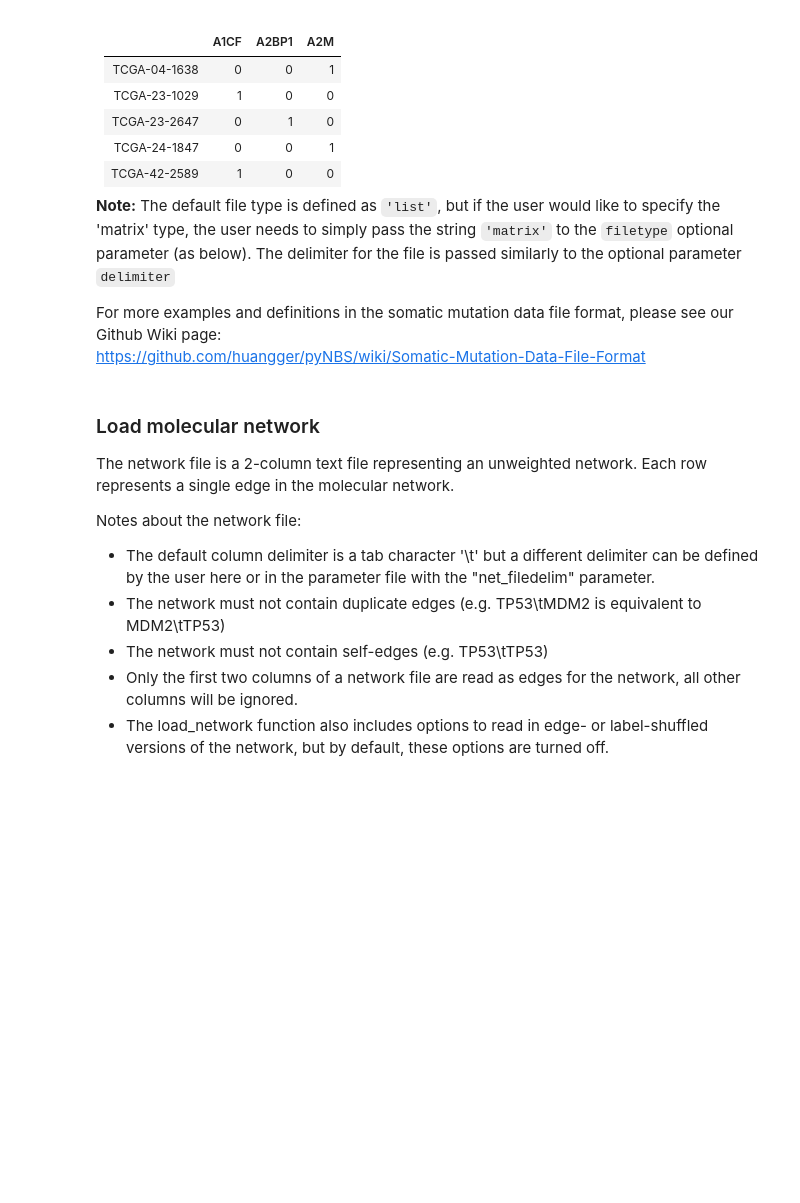
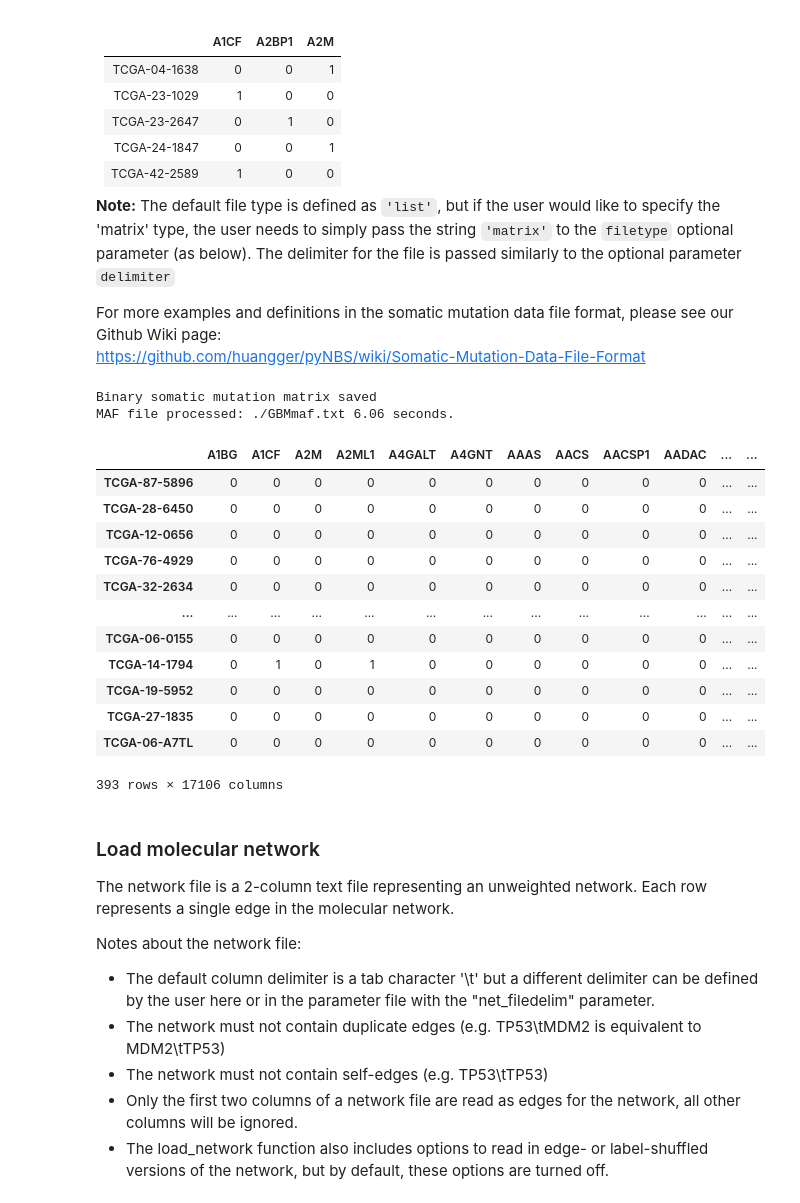
Before and after one commit to meagoodboy/GBM_pyNBS, a Jupyter notebook: GBM_stratification.ipynb, the cells around one changed output. Cells and saved outputs as stored; diff of their text form; code cells hidden in the pictures; blank space fills up the shorter version.

```diff
--- a/GBM_stratification.ipynb
+++ b/GBM_stratification.ipynb
@@ -75,3 +45,27 @@ https://github.com/huangger/pyNBS/wiki/Somatic-Mutation-Data-File-Format
+# %%
+maf_path = './GBMmaf.txt'
+sm_path = './GBM_sm_data.txt'
+dit.process_TCGA_MAF(maf_path, './GBM_sm_data.txt', verbose = True)
+# %% [output]
+Binary somatic mutation matrix saved
+MAF file processed: ./GBMmaf.txt 6.06 seconds.
+# %%
+sm_mat = pd.read_csv(sm_path, index_col = 0).astype(int)
+sm_mat
+# %% [output]
+|  | A1BG | A1CF | A2M | A2ML1 | A4GALT | A4GNT | AAAS | AACS | AACSP1 | AADAC | ... | ... |
+| TCGA-87-5896 | 0 | 0 | 0 | 0 | 0 | 0 | 0 | 0 | 0 | 0 | ... | ... |
+| TCGA-28-6450 | 0 | 0 | 0 | 0 | 0 | 0 | 0 | 0 | 0 | 0 | ... | ... |
+| TCGA-12-0656 | 0 | 0 | 0 | 0 | 0 | 0 | 0 | 0 | 0 | 0 | ... | ... |
+| TCGA-76-4929 | 0 | 0 | 0 | 0 | 0 | 0 | 0 | 0 | 0 | 0 | ... | ... |
+| TCGA-32-2634 | 0 | 0 | 0 | 0 | 0 | 0 | 0 | 0 | 0 | 0 | ... | ... |
+| ... | ... | ... | ... | ... | ... | ... | ... | ... | ... | ... | ... | ... |
+| TCGA-06-0155 | 0 | 0 | 0 | 0 | 0 | 0 | 0 | 0 | 0 | 0 | ... | ... |
+| TCGA-14-1794 | 0 | 1 | 0 | 1 | 0 | 0 | 0 | 0 | 0 | 0 | ... | ... |
+| TCGA-19-5952 | 0 | 0 | 0 | 0 | 0 | 0 | 0 | 0 | 0 | 0 | ... | ... |
+| TCGA-27-1835 | 0 | 0 | 0 | 0 | 0 | 0 | 0 | 0 | 0 | 0 | ... | ... |
+| TCGA-06-A7TL | 0 | 0 | 0 | 0 | 0 | 0 | 0 | 0 | 0 | 0 | ... | ... |
+393 rows × 17106 columns
 # %% [markdown]
 ### Load molecular network
 The network file is a 2-column text file representing an unweighted network. Each row represents a single edge in the molecular network.
```
Also changed, not shown: parts of 21 cells of this notebook, 20 other files.
